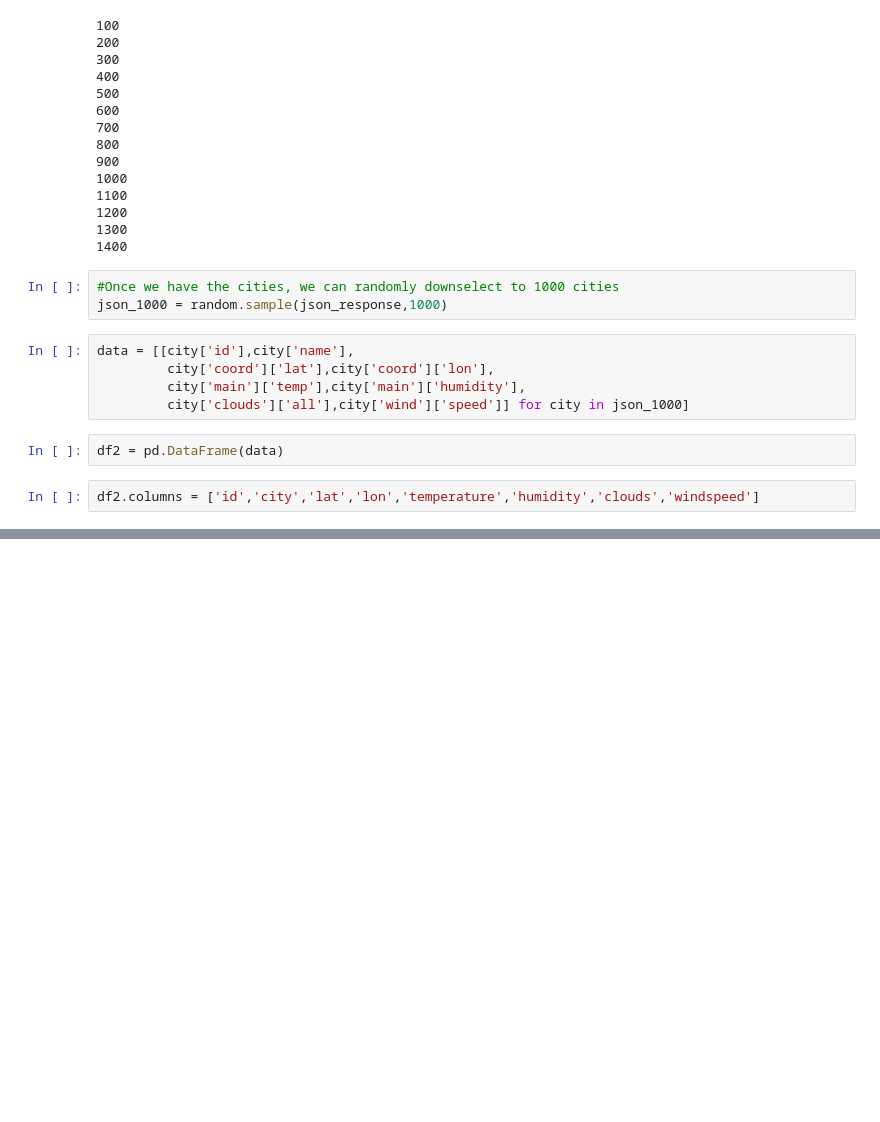
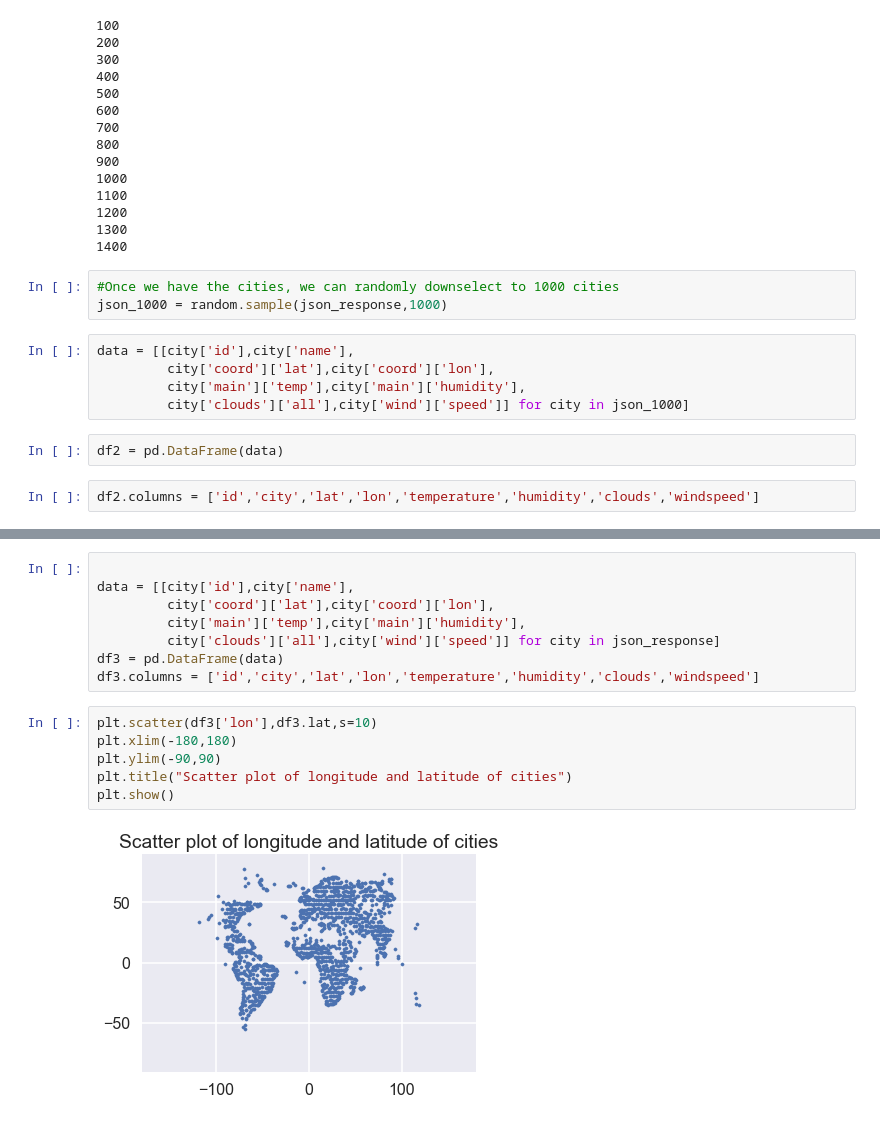
Before and after one commit to paulgarias/WeatherPyHW6, a Jupyter notebook: Analysis.ipynb, the cells around one changed output, grey strips where cells are left out. Saved outputs shown, nothing was run; the diff lists cells and outputs as text; blank space fills up the shorter version.

Commit message:
Added a simple scatter plot of longitude and latitude of cities to see the distribution to the notebook.

```diff
--- a/Analysis.ipynb
+++ b/Analysis.ipynb
@@ -215,0 +216,16 @@ plt.show()
+# %%
+
+data = [[city['id'],city['name'],
+         city['coord']['lat'],city['coord']['lon'],
+         city['main']['temp'],city['main']['humidity'],
+         city['clouds']['all'],city['wind']['speed']] for city in json_response]
+df3 = pd.DataFrame(data)
+df3.columns = ['id','city','lat','lon','temperature','humidity','clouds','windspeed']
+# %%
+plt.scatter(df3['lon'],df3.lat,s=10)
+plt.xlim(-180,180)
+plt.ylim(-90,90)
+plt.title("Scatter plot of longitude and latitude of cities")
+plt.show()
+# %% [output]
+[figure, added]
```
Also changed, not shown: parts of 10 cells of this notebook.
